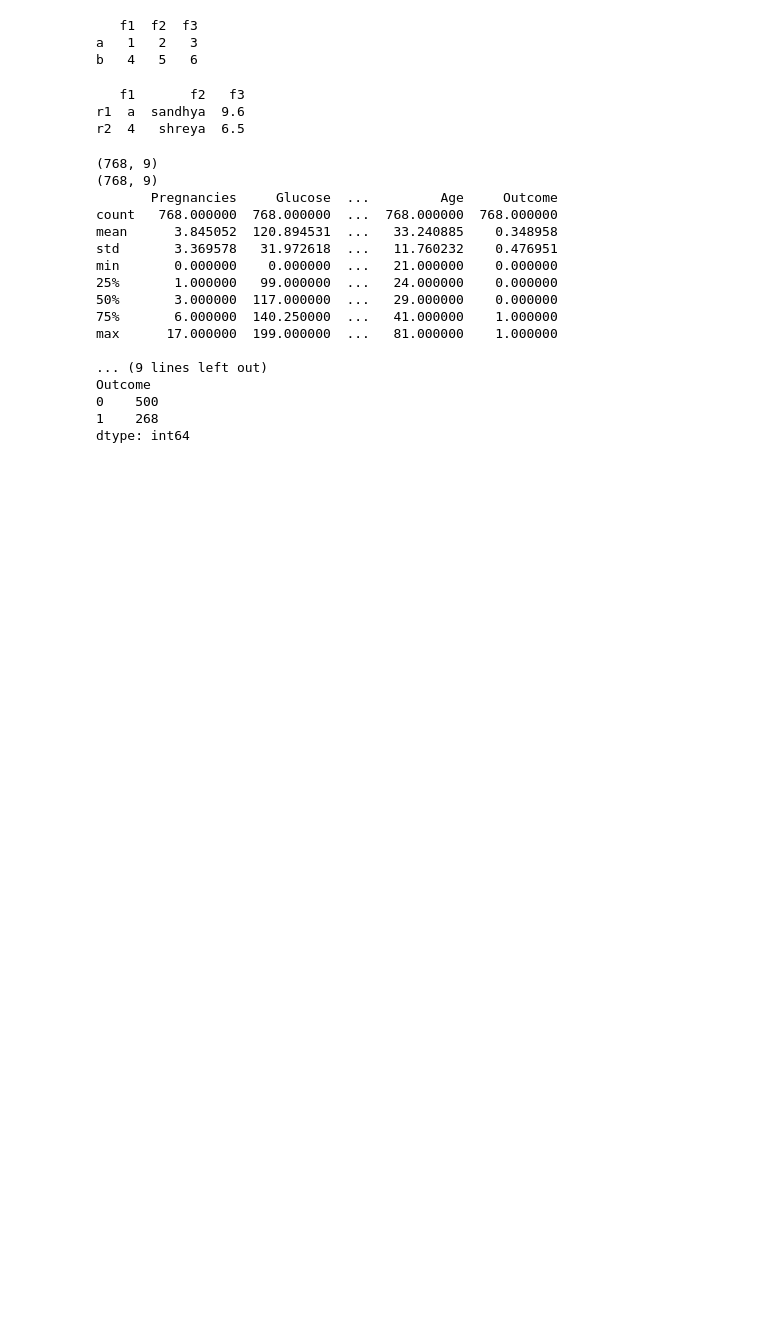
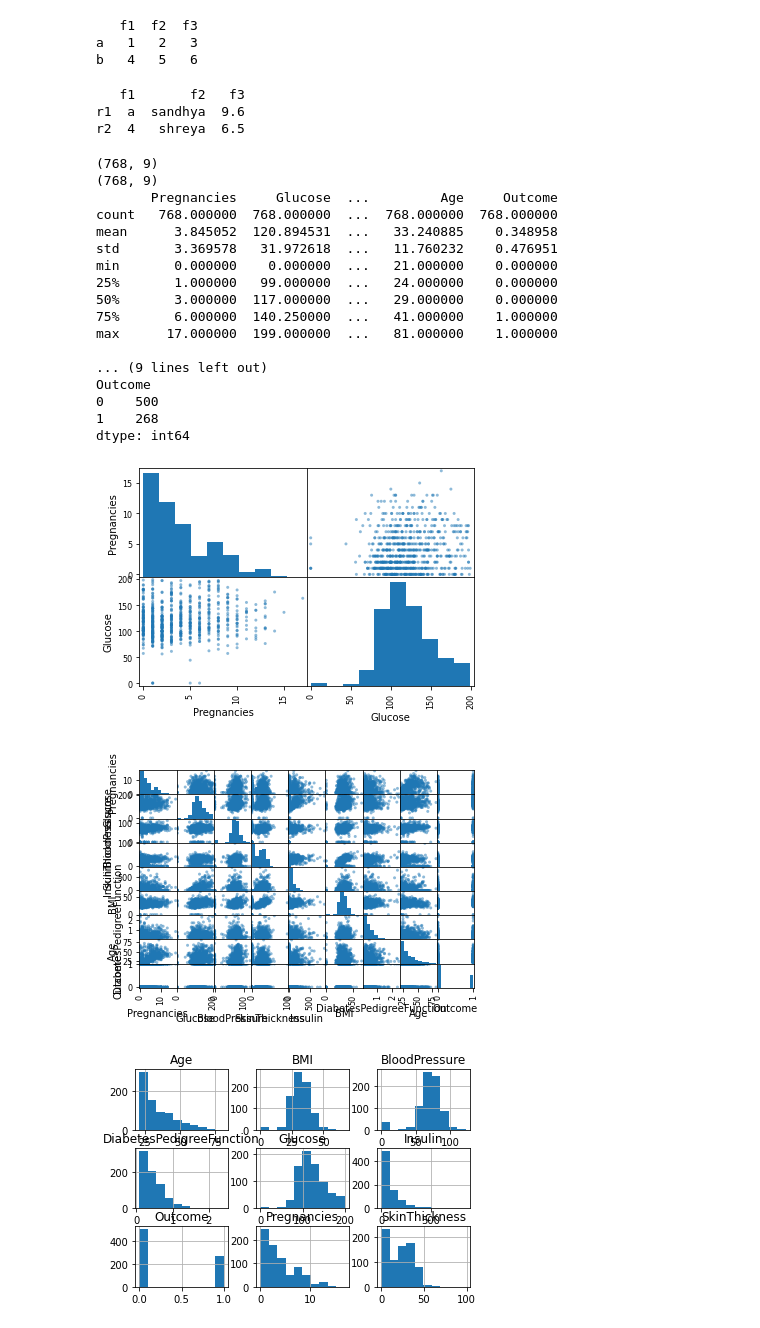
Before and after one commit to Ananthusubramanian/Machine_Learning_Lab, a Jupyter notebook: Lab0.ipynb, the cells around one changed output. Cells and saved outputs as stored; diff of their text form; code cells hidden in the pictures; blank space fills up the shorter version.

```diff
--- a/Lab0.ipynb
+++ b/Lab0.ipynb
@@ -36,6 +39,12 @@ r1  a  sandhya  9.6
 r2  4   shreya  6.5
 # %%
 from pandas import read_csv
+
+import matplotlib.pyplot as plt
+
+import pandas
+
+from pandas.plotting import scatter_matrix
 
 path='diabetes.csv'
 
@@ -47,30 +56,45 @@ colnames=['Pregnancies','Glucose','BloodPressure','SkinThickness','Insulin','BMI
 
 print (data.shape)
 
 description = data.describe()
 
 print(description)
 
 print(data.shape)
 
 print(data.head(4))
 
 print(data.groupby(['Outcome']).size())
+
+scatter_matrix(data[['Pregnancies','Glucose']])
+
+plt.show()
+
+scatter_matrix(data) #scatter plot
+
+plt.show()
+
+data.hist() #histogram
+
+plt.show()
 # %% [output]
 (768, 9)
 (768, 9)
        Pregnancies     Glucose  ...         Age     Outcome
 count   768.000000  768.000000  ...  768.000000  768.000000
 mean      3.845052  120.894531  ...   33.240885    0.348958
 std       3.369578   31.972618  ...   11.760232    0.476951
 min       0.000000    0.000000  ...   21.000000    0.000000
 25%       1.000000   99.000000  ...   24.000000    0.000000
 50%       3.000000  117.000000  ...   29.000000    0.000000
 75%       6.000000  140.250000  ...   41.000000    1.000000
 max      17.000000  199.000000  ...   81.000000    1.000000
 
 ... (9 lines left out)
 Outcome
 0    500
 1    268
 dtype: int64
+[figure, added]
+[figure, added]
+[figure, added]
```
Also changed, not shown: parts of 2 cells of this notebook.
